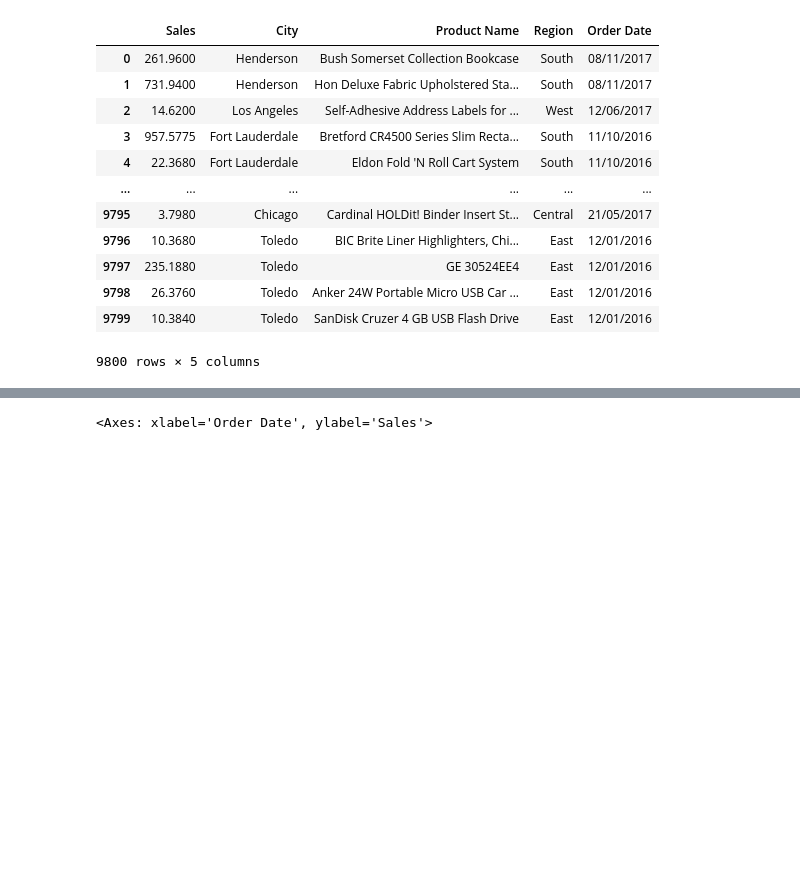
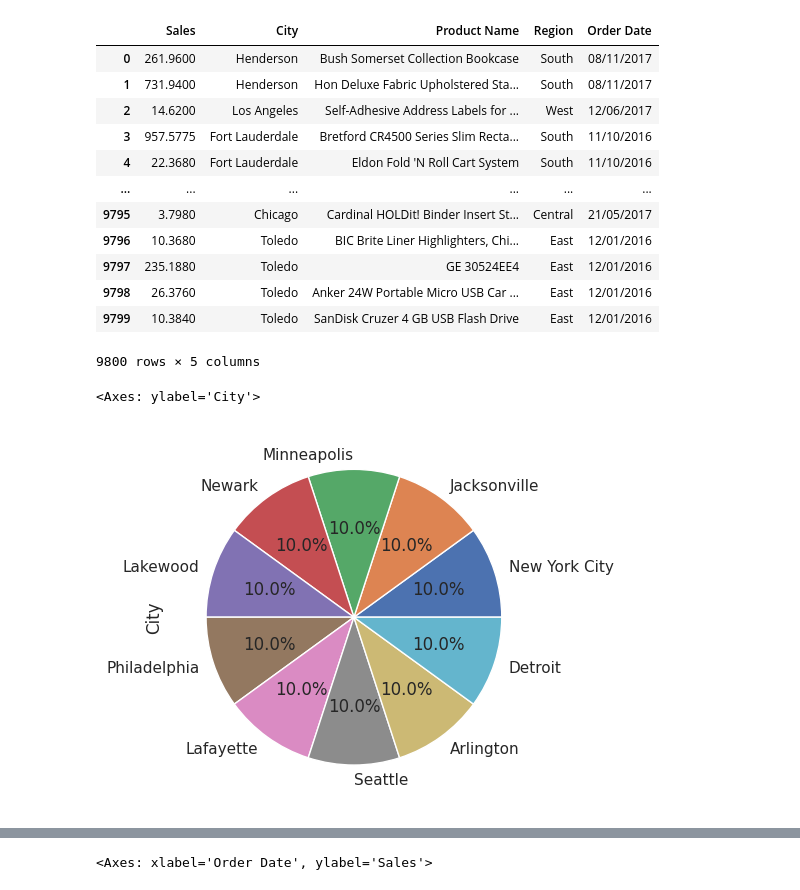
Before and after one commit to emilianoCabrera/Retail_Store_CoderHouse, a Jupyter notebook: Dataset_Retail_Store_Cabrera_Emiliano.ipynb, the cells around one changed output, grey strips where cells are left out. Drawn from its saved outputs; the diff is of its cells as text; code cells hidden in the pictures; blank space fills up the shorter version.

```diff
--- a/Dataset_Retail_Store_Cabrera_Emiliano.ipynb
+++ b/Dataset_Retail_Store_Cabrera_Emiliano.ipynb
@@ -120,3 +125,14 @@ df_Store[["Sales", "City", "Product Name","Region","Order Date"]]
 | 9798 | 26.3760 | Toledo | Anker 24W Portable Micro USB Car ... | East | 12/01/2016 |
 | 9799 | 10.3840 | Toledo | SanDisk Cruzer 4 GB USB Flash Drive | East | 12/01/2016 |
 9800 rows × 5 columns
+# %%
+top10 = df_Store [ df_Store["Sales"]>8200.00 ]
+# %%
+# Se intenta realizar el Top10 como me dijiste pero el gráfico por algún motivo no lo respeta, aunque reconoce los montos.
+#  Se puede ver en la diferenciación de  los 2 graficos de torta siguientes.
+
+serie = top10.City.value_counts("Sales")
+serie.plot.pie(autopct="%1.1f%%")
+# %% [output]
+<Axes: ylabel='City'>
+[figure, added]
```
Also changed, not shown: parts of 14 cells of this notebook.
